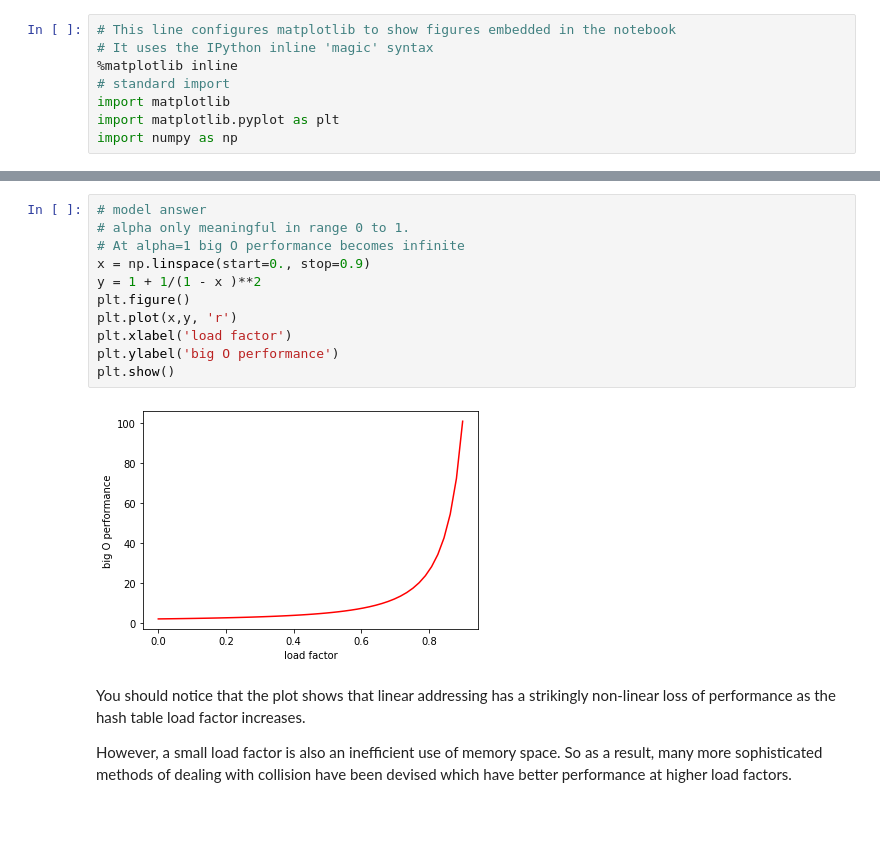
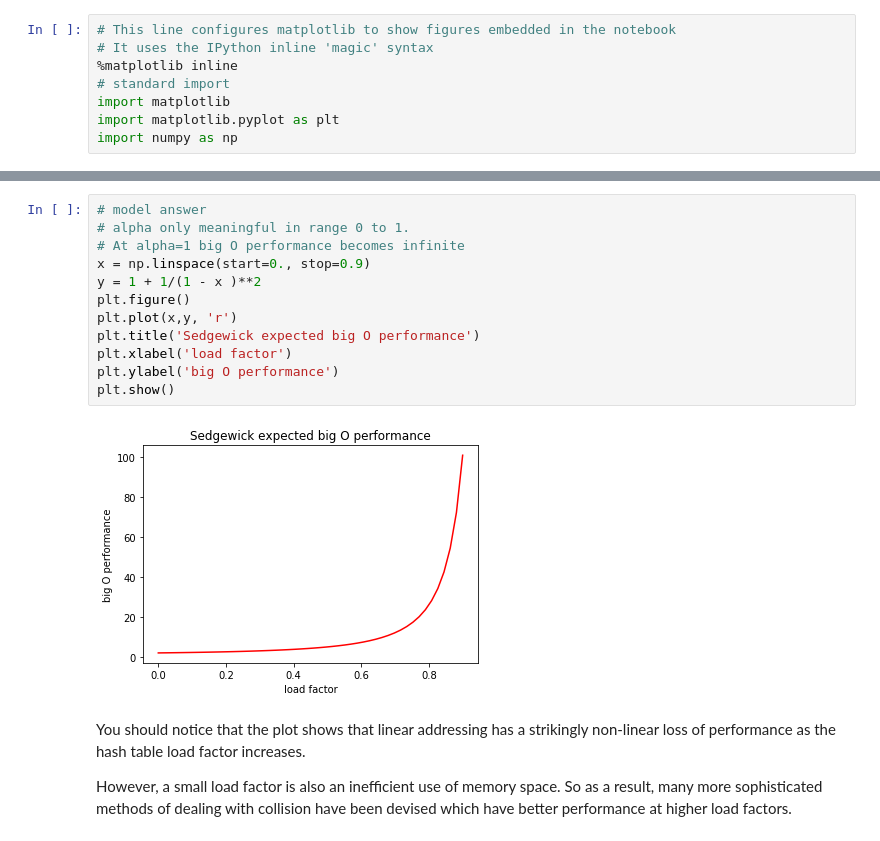
Before and after one commit to ARU-Bioinf-CMA-2020/tw1_hashing_collisions, a Jupyter notebook: Hashing_and_Collisions_notebook.ipynb, the cells around one changed output, grey strips where cells are left out. Saved outputs shown, nothing was run; the diff lists cells and outputs as text.

```diff
--- a/Hashing_and_Collisions_notebook.ipynb
+++ b/Hashing_and_Collisions_notebook.ipynb
@@ -90,16 +94,17 @@ Consider what is a good range to use for $\alpha$ in the plot and make sure you
 # %%
 # model answer
 # alpha only meaningful in range 0 to 1.
 # At alpha=1 big O performance becomes infinite
 x = np.linspace(start=0., stop=0.9)
 y = 1 + 1/(1 - x )**2
 plt.figure()
 plt.plot(x,y, 'r')
+plt.title('Sedgewick expected big O performance')
 plt.xlabel('load factor')
 plt.ylabel('big O performance')
 plt.show()
 # %% [output]
-[figure, old version]
+[figure, new version]
 # %% [markdown]
 You should notice that the plot shows that linear addressing has a strikingly non-linear loss of performance as the hash table load factor increases.
 
```
Also changed, not shown: parts of 2 cells of this notebook.
